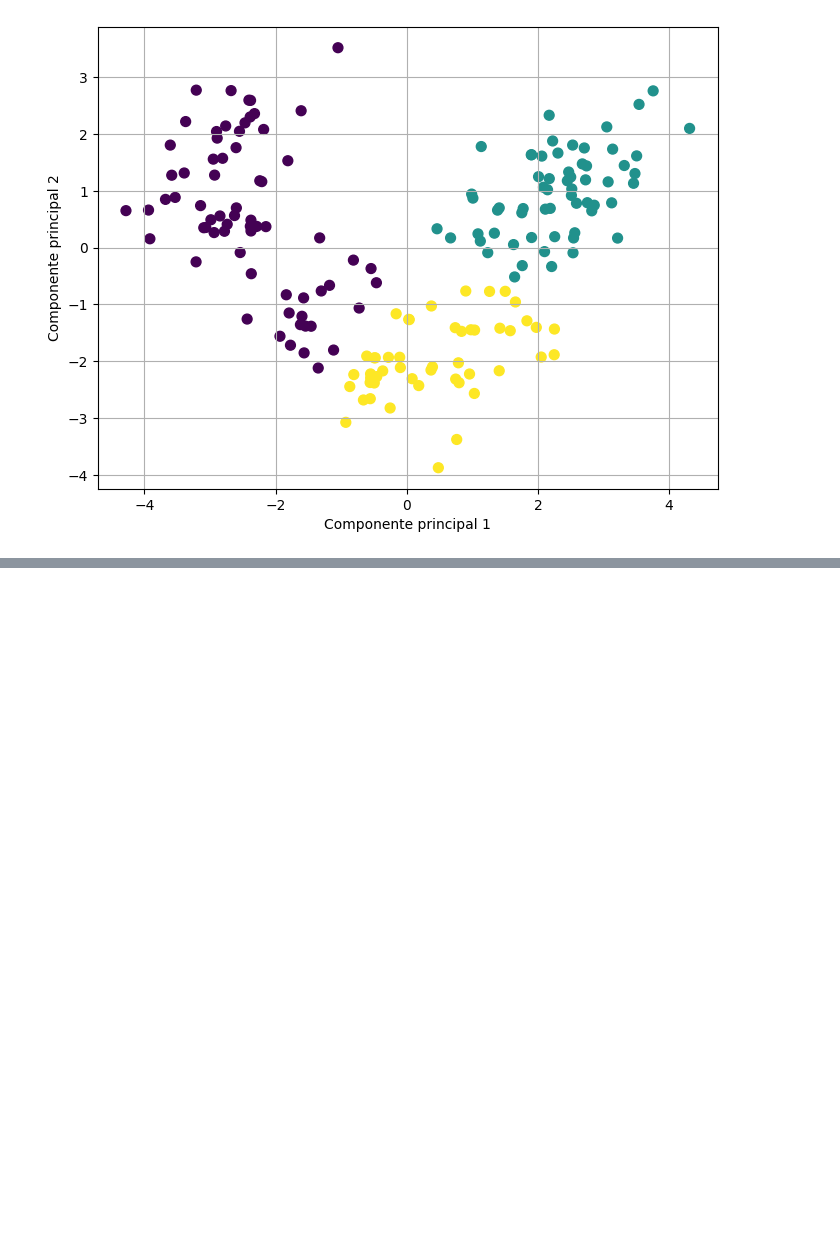
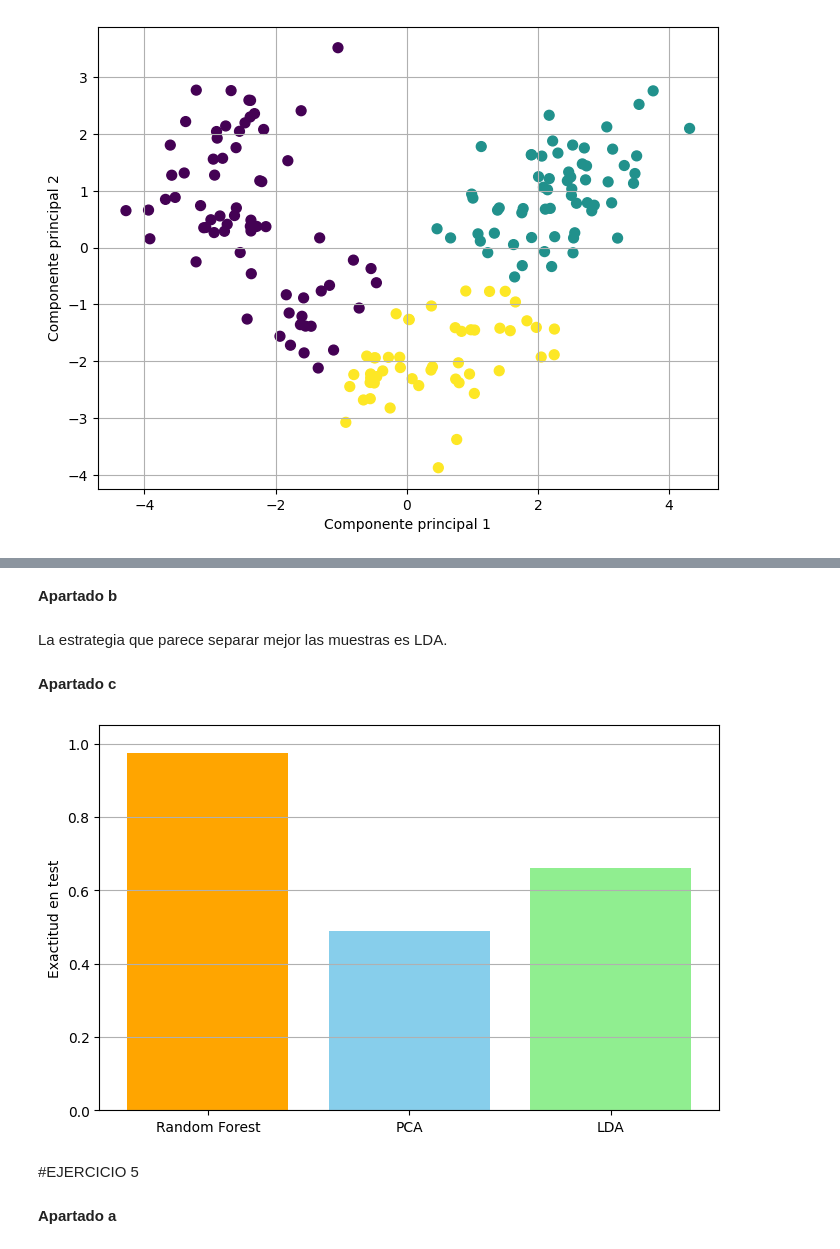
Before and after one commit to rubengamarro/practicas_aprendizaje_no_supervisado, a Jupyter notebook: 2_Reduccion_de_dimensionalidad.ipynb, the cells around one changed output, grey strips where cells are left out. Saved outputs shown, nothing was run; the diff lists cells and outputs as text; code cells hidden in the pictures; blank space fills up the shorter version.

```diff
--- a/2_Reduccion_de_dimensionalidad.ipynb
+++ b/2_Reduccion_de_dimensionalidad.ipynb
@@ -137,0 +295,22 @@ plt.show()
+# %% [markdown]
+**Apartado b**
+# %% [markdown]
+La estrategia que parece separar mejor las muestras es LDA.
+# %% [markdown]
+**Apartado c**
+# %%
+estrategias = ['Random Forest', 'PCA', 'LDA']
+exactitudes = [exact_bosq, exact_pca, exact_lda]
+
+plt.figure(figsize=(8,5))
+plt.bar(estrategias, exactitudes, color=['orange', 'skyblue', 'lightgreen'])
+plt.ylabel("Exactitud en test")
+plt.ylim(0, 1.05)
+plt.grid(axis='y')
+plt.show()
+# %% [output]
+[figure, added]
+# %% [markdown]
+#EJERCICIO 5
+# %% [markdown]
+**Apartado a**
```
Also changed, not shown: parts of 50 cells of this notebook.
